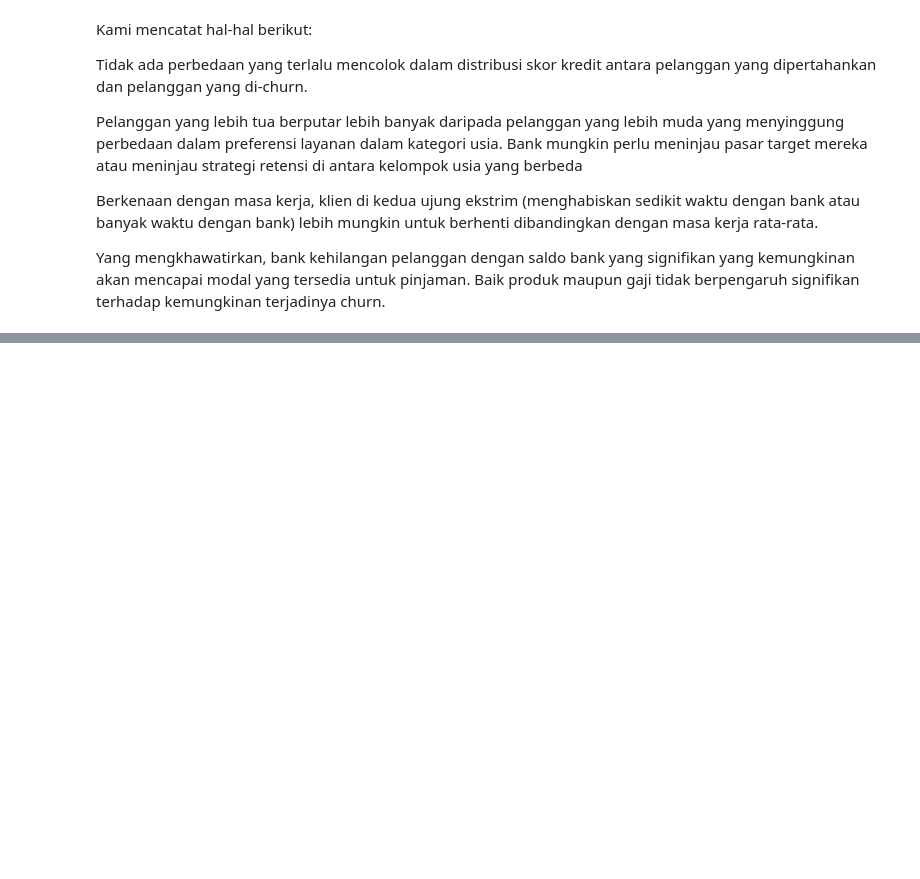
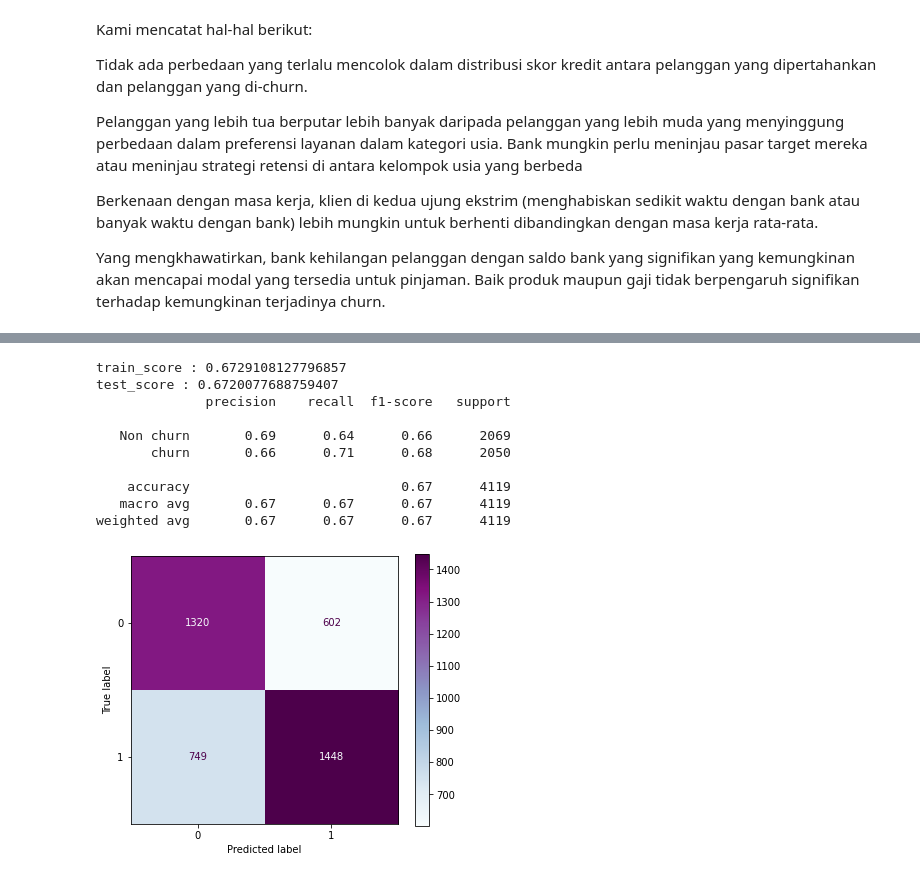
Before and after one commit to simonhosea/Project-Customer-Bank-Churn, a Jupyter notebook: Final_Project_Bank_Customer_Churn.ipynb, the cells around one changed output, grey strips where cells are left out. Saved outputs shown, nothing was run; the diff lists cells and outputs as text; code cells hidden in the pictures; blank space fills up the shorter version.

```diff
--- a/Final_Project_Bank_Customer_Churn.ipynb
+++ b/Final_Project_Bank_Customer_Churn.ipynb
@@ -226,0 +238,50 @@ df.head(2)
+# %%
+#we need to encoding gender and country  column we used label encoding
+df['country'] = LabelEncoder().fit_transform(df['country'])
+df['gender'] = LabelEncoder().fit_transform(df['gender'])
+# %%
+x= df.copy();
+x.drop('churn',axis = 1,inplace = True)
+y = df['churn']
+# %%
+from imblearn.combine import SMOTETomek
+smk = SMOTETomek(random_state=123)
+x_res , y_res = smk.fit_resample(x,y)
+SMOTETomek=(x_res , y_res)
+# %%
+from imblearn.combine import SMOTETomek
+smk = SMOTETomek(random_state=123)
+x_res , y_res = smk.fit_resample(x,y)
+# %%
+x_train,x_test,y_train,y_test = train_test_split(x_res,y_res, test_size=0.3,random_state = 1234)
+from sklearn.linear_model import LogisticRegression
+from sklearn.metrics import classification_report
+from sklearn.metrics import confusion_matrix, ConfusionMatrixDisplay
+model = LogisticRegression().fit(x_train,y_train)
+y_pred = model.predict(x_test)
+
+train_score=model.score(x_train , y_train)
+test_score=model.score(x_test , y_test)
+
+print("train_score :",train_score)
+print("test_score :",test_score)
+
+print(classification_report(y_test, y_pred,target_names=['Non churn','churn']))
+confusion_matrix=confusion_matrix(y_pred,y_test)
+cm_display = ConfusionMatrixDisplay(confusion_matrix = confusion_matrix)
+fig, ax = plt.subplots(figsize=(6,5))
+ax.grid(False)
+cm_display.plot(ax=ax,cmap='BuPu')
+plt.show()
+# %% [output]
+train_score : 0.6729108127796857
+test_score : 0.6720077688759407
+              precision    recall  f1-score   support
+
+   Non churn       0.69      0.64      0.66      2069
+       churn       0.66      0.71      0.68      2050
+
+    accuracy                           0.67      4119
+   macro avg       0.67      0.67      0.67      4119
+weighted avg       0.67      0.67      0.67      4119
+[figure, added]
```
Also changed, not shown: parts of 9 cells of this notebook.
